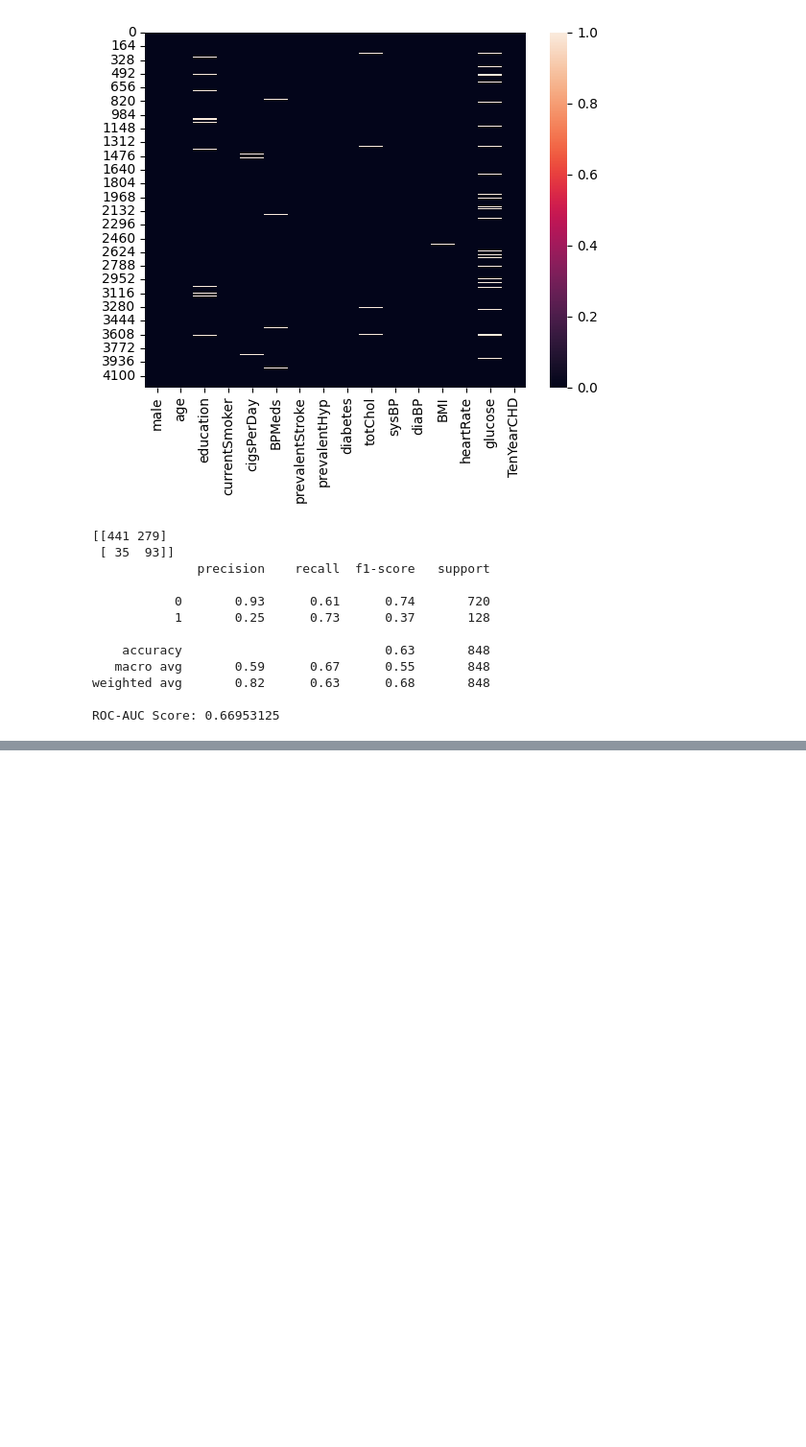
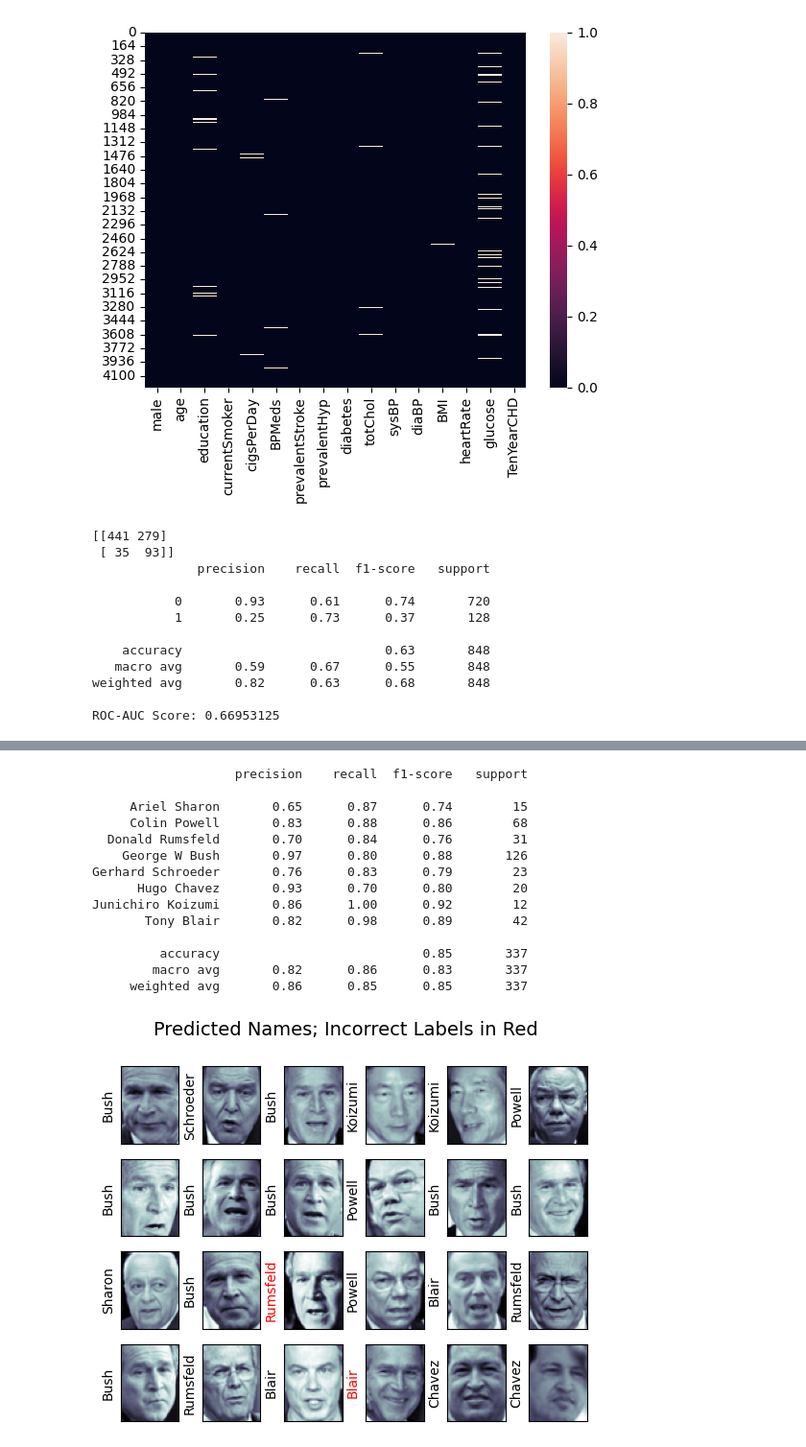
Before and after one commit to Szafranerio/Machine-Learning, a Jupyter notebook: SVM/SVM_InDepth.ipynb, the cells around one changed output, grey strips where cells are left out. Shown: that part at 96% size. Cells and saved outputs as stored; diff of their text form; code cells hidden in the pictures; blank space fills up the shorter version.

```diff
--- a/SVM/SVM_InDepth.ipynb
+++ b/SVM/SVM_InDepth.ipynb
@@ -146,0 +149,5 @@ ROC-AUC Score: 0.66953125
+# %%
+from sklearn.datasets import fetch_lfw_people
+faces = fetch_lfw_people(min_faces_per_person=60)
+print(faces.target_names)
+print(faces.images.shape)
@@ -146,0 +158,17 @@ ROC-AUC Score: 0.66953125
+# %%
+from sklearn.decomposition import PCA
+from sklearn.pipeline import make_pipeline
+from sklearn.model_selection import GridSearchCV
+
+pca = PCA(n_components=150, whiten=True, random_state=42)
+svc = SVC(kernel='rbf', class_weight='balanced')
+model = make_pipeline(pca, svc)
+X_train, X_test, y_train, y_test = train_test_split(faces.data, faces.target, random_state=42)
+
+
+param_grid = {'svc__C': [1, 5, 10, 50],
+              'svc__gamma': [0.0001, 0.0005, 0.001, 0.005]}
+grid = GridSearchCV(model, param_grid)
+
+%time grid.fit(X_train, y_train)
+print(grid.best_params_)
@@ -146,0 +179,29 @@ ROC-AUC Score: 0.66953125
+# %%
+model = grid.best_estimator_
+yfit = model.predict(X_test)
+
+fig, ax = plt.subplots(4, 6)
+for i, axi in enumerate(ax.flat):
+    axi.imshow(Xtest[i].reshape(62, 47), cmap='bone')
+    axi.set(xticks=[], yticks=[])
+    axi.set_ylabel(faces.target_names[yfit[i]].split()[-1],
+                   color='black' if yfit[i] == ytest[i] else 'red')
+fig.suptitle('Predicted Names; Incorrect Labels in Red', size=14)
+print(classification_report(ytest, yfit,
+                            target_names=faces.target_names))
+# %% [output]
+                   precision    recall  f1-score   support
+
+     Ariel Sharon       0.65      0.87      0.74        15
+     Colin Powell       0.83      0.88      0.86        68
+  Donald Rumsfeld       0.70      0.84      0.76        31
+    George W Bush       0.97      0.80      0.88       126
+Gerhard Schroeder       0.76      0.83      0.79        23
+      Hugo Chavez       0.93      0.70      0.80        20
+Junichiro Koizumi       0.86      1.00      0.92        12
+       Tony Blair       0.82      0.98      0.89        42
+
+         accuracy                           0.85       337
+        macro avg       0.82      0.86      0.83       337
+     weighted avg       0.86      0.85      0.85       337
+[figure, added]
```
Also changed, not shown: parts of 3 cells of this notebook.
